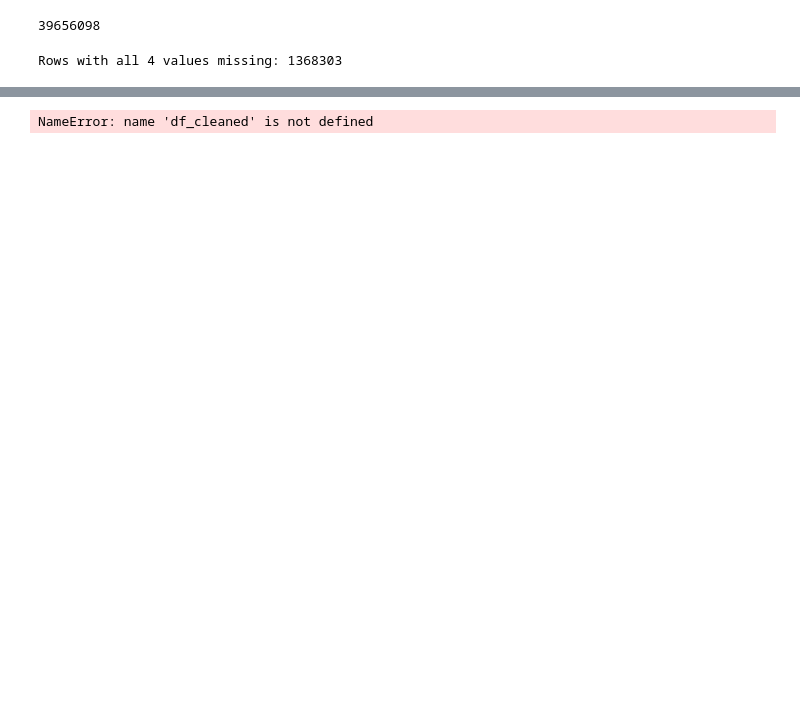
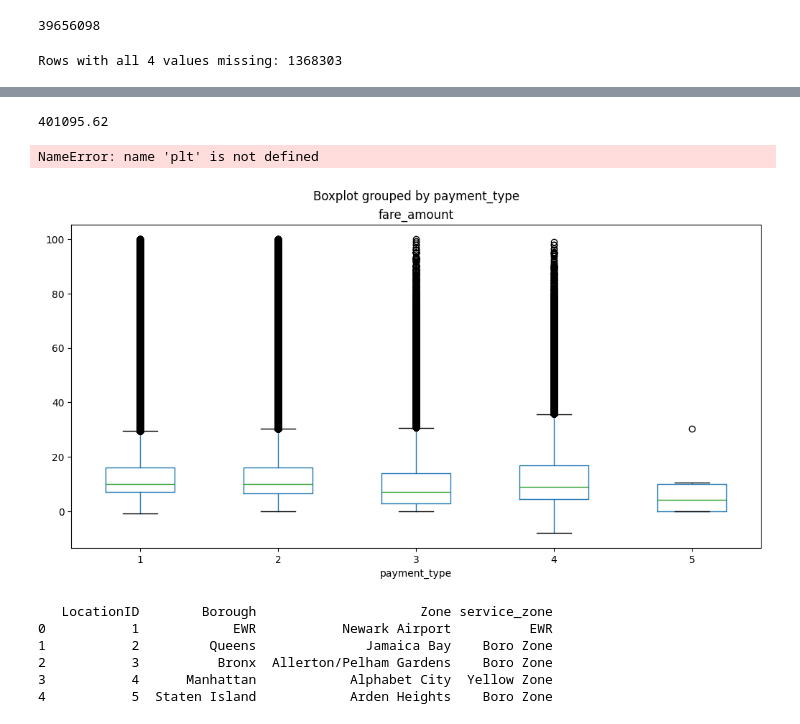
Before and after one commit to timagonch/NY_Taxi_2022, a Jupyter notebook: Test.ipynb, the cells around one changed output, grey strips where cells are left out. Cells and saved outputs as stored; diff of their text form; code cells hidden in the pictures; blank space fills up the shorter version.

```diff
--- a/Test.ipynb
+++ b/Test.ipynb
@@ -178,8 +236,19 @@ plt.show()
+# %%
+# what is the max fare amount?
+print(df_cleaned_35["total_amount"].max())
+# %% [output]
+401095.62
+# %%
+# remove rows where total amount is greater than 100 or less than 0
+df_cleaned_35 = df_cleaned_35[(df_cleaned_35["total_amount"] <= 100) & (df_cleaned_35["total_amount"] >= 0)]
 # %%
 # create box and whisker plot for the fare amount
-df_cleaned.boxplot(column='fare_amount', by='payment_type', figsize=(12, 6), grid=False)
+df_cleaned_35.boxplot(column='fare_amount', by='payment_type', figsize=(12, 6), grid=False)
 plt.suptitle('')
 plt.title('Fare Amount by Payment Type')
 plt.xlabel('Payment Type')
 plt.ylabel('Fare Amount')
 plt.show()
+# %% [output]
+NameError: name 'plt' is not defined
+[figure, added]
@@ -194,10 +254,0 @@ df_cleaned = df_cleaned[(df_cleaned['trip_distance'] >= lower_bound) & (df_clean
-# %%
-# create box and whisker plot for the fare trip_distance
-df_cleaned.boxplot(column='trip_distance',  figsize=(12, 6), grid=False)
-import matplotlib.pyplot as plt
-plt.suptitle('')
-plt.title('Trip Distance by Payment Type')
-plt.ylabel('Trip Distance')
-plt.show()
-# %% [output]
-NameError: name 'df_cleaned' is not defined
@@ -203,0 +262,12 @@ NameError: name 'df_cleaned' is not defined
+# %%
+# import taxi_zone_lookup.csv file
+zone_lookup = mpd.read_csv(r"taxi_zone_lookup.csv")
+# check the first 5 rows of the dataframe
+print(zone_lookup.head())
+# %% [output]
+   LocationID        Borough                     Zone service_zone
+0           1            EWR           Newark Airport          EWR
+1           2         Queens              Jamaica Bay    Boro Zone
+2           3          Bronx  Allerton/Pelham Gardens    Boro Zone
+3           4      Manhattan            Alphabet City  Yellow Zone
+4           5  Staten Island            Arden Heights    Boro Zone
```
Also changed, not shown: parts of 53 cells of this notebook, 1 other file.
